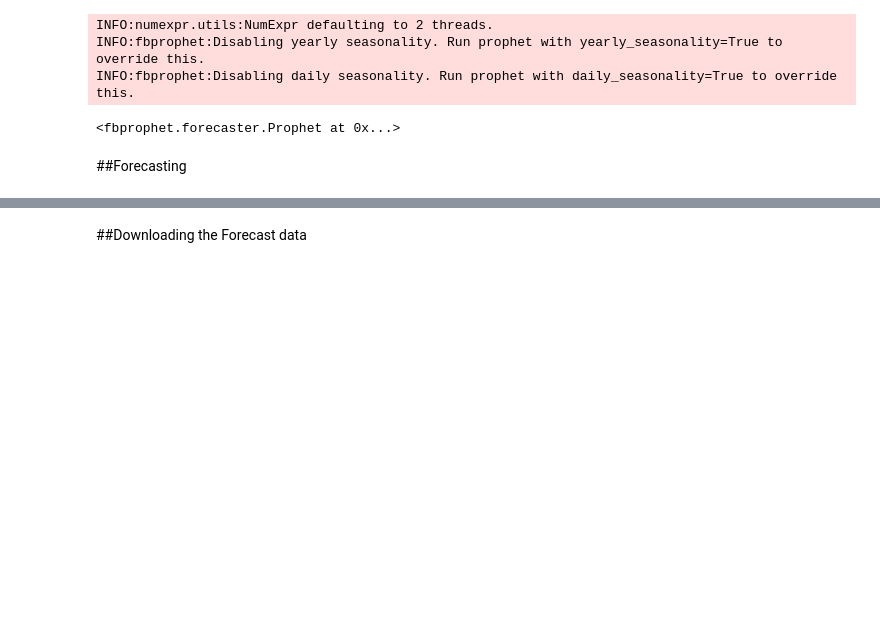
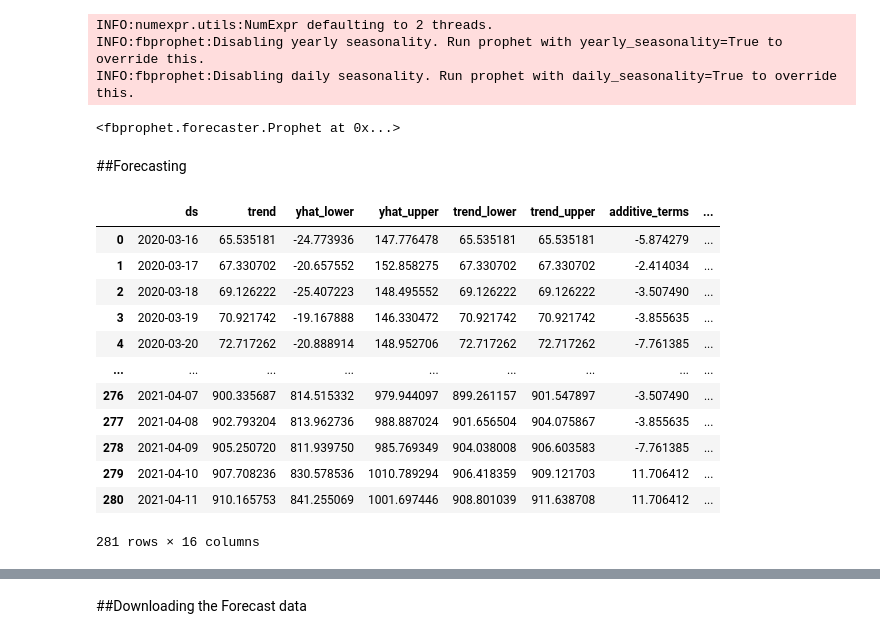
Before and after one commit to Vijeshnk/Stock_prediction, a Jupyter notebook: Tesla_stock_prediction.ipynb, the cells around one changed output, grey strips where cells are left out. Saved outputs shown, nothing was run; the diff lists cells and outputs as text; code cells hidden in the pictures; blank space fills up the shorter version.

```diff
--- a/Tesla_stock_prediction.ipynb
+++ b/Tesla_stock_prediction.ipynb
@@ -168,0 +172,16 @@ INFO:fbprophet:Disabling daily seasonality. Run prophet with daily_seasonality=T
+# %%
+forecast
+# %% [output]
+|  | ds | trend | yhat_lower | yhat_upper | trend_lower | trend_upper | additive_terms | ... |
+| 0 | 2020-03-16 | 65.535181 | -24.773936 | 147.776478 | 65.535181 | 65.535181 | -5.874279 | ... |
+| 1 | 2020-03-17 | 67.330702 | -20.657552 | 152.858275 | 67.330702 | 67.330702 | -2.414034 | ... |
+| 2 | 2020-03-18 | 69.126222 | -25.407223 | 148.495552 | 69.126222 | 69.126222 | -3.507490 | ... |
+| 3 | 2020-03-19 | 70.921742 | -19.167888 | 146.330472 | 70.921742 | 70.921742 | -3.855635 | ... |
+| 4 | 2020-03-20 | 72.717262 | -20.888914 | 148.952706 | 72.717262 | 72.717262 | -7.761385 | ... |
+| ... | ... | ... | ... | ... | ... | ... | ... | ... |
+| 276 | 2021-04-07 | 900.335687 | 814.515332 | 979.944097 | 899.261157 | 901.547897 | -3.507490 | ... |
+| 277 | 2021-04-08 | 902.793204 | 813.962736 | 988.887024 | 901.656504 | 904.075867 | -3.855635 | ... |
+| 278 | 2021-04-09 | 905.250720 | 811.939750 | 985.769349 | 904.038008 | 906.603583 | -7.761385 | ... |
+| 279 | 2021-04-10 | 907.708236 | 830.578536 | 1010.789294 | 906.418359 | 909.121703 | 11.706412 | ... |
+| 280 | 2021-04-11 | 910.165753 | 841.255069 | 1001.697446 | 908.801039 | 911.638708 | 11.706412 | ... |
+281 rows × 16 columns
```
Also changed, not shown: parts of 5 cells of this notebook.
